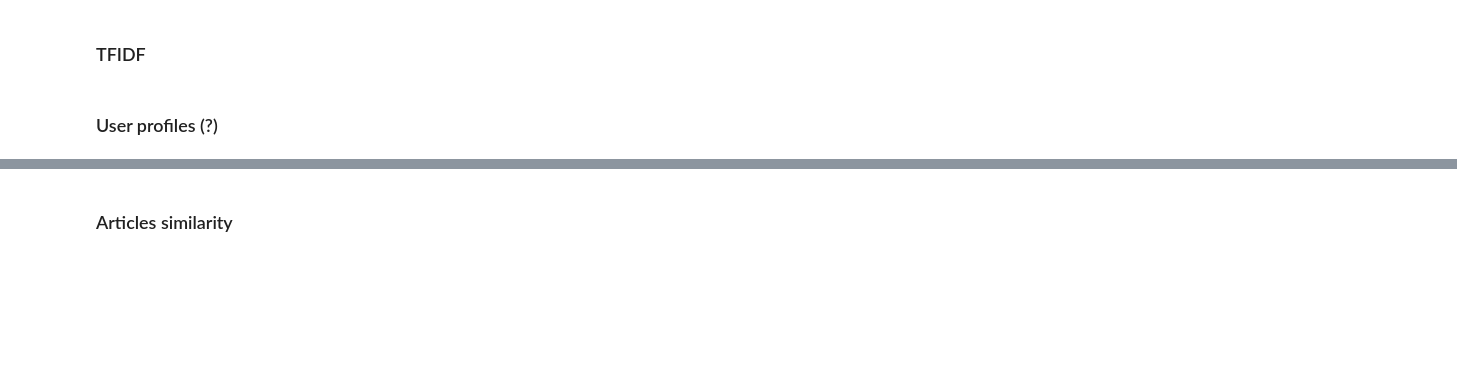
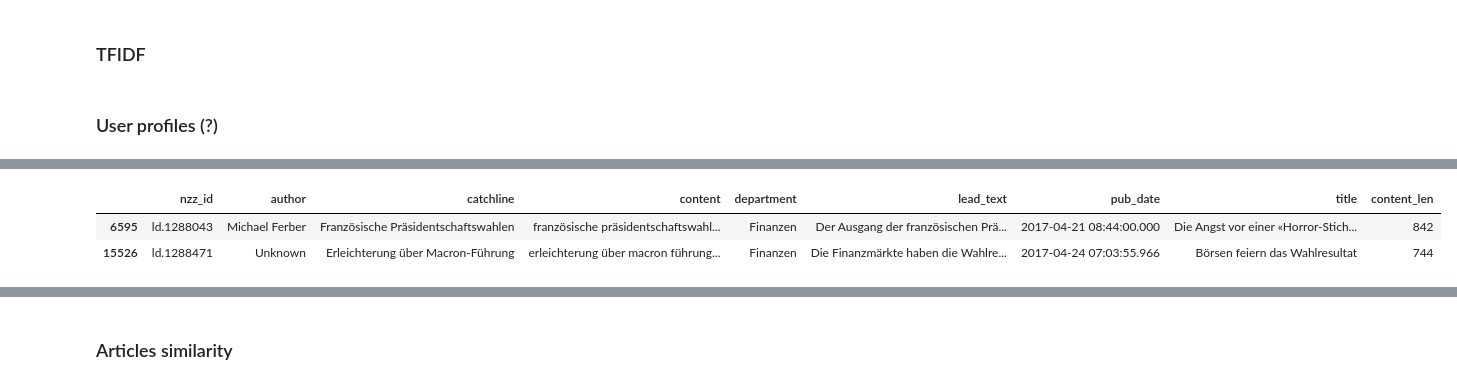
Before and after one commit to amakarewicz/RecommenderSystem, a Jupyter notebook: Agata/articles_similarity_keywords.ipynb, the cells around one changed output, grey strips where cells are left out. Drawn from its saved outputs; the diff is of its cells as text; code cells hidden in the pictures; blank space fills up the shorter version.

```diff
--- a/Agata/articles_similarity_keywords.ipynb
+++ b/Agata/articles_similarity_keywords.ipynb
@@ -65,2 +66,12 @@ MemoryError: bad allocation
 # %%
 #test = [fasttext_model.get_word_vector(x) for x in ["asparagus", "pidgey", "yellow"]]
+# %%
+art_test = articles.query("department=='Finanzen'")
+# art_test = art_test.query("content_len>1000")
+# art_test = art_test.iloc[[41,120],]
+art_test = art_test.iloc[[197,436],]
+art_test
+# %% [output]
+|  | nzz_id | author | catchline | content | department | lead_text | pub_date | title | content_len |
+| 6595 | ld.1288043 | Michael Ferber | Französische Präsidentschaftswahlen | französische präsidentschaftswahl... | Finanzen | Der Ausgang der französischen Prä... | 2017-04-21 08:44:00.000 | Die Angst vor einer «Horror-Stich... | 842 |
+| 15526 | ld.1288471 | Unknown | Erleichterung über Macron-Führung | erleichterung über macron führung... | Finanzen | Die Finanzmärkte haben die Wahlre... | 2017-04-24 07:03:55.966 | Börsen feiern das Wahlresultat | 744 |
```
Also changed, not shown: parts of 5 cells of this notebook.
